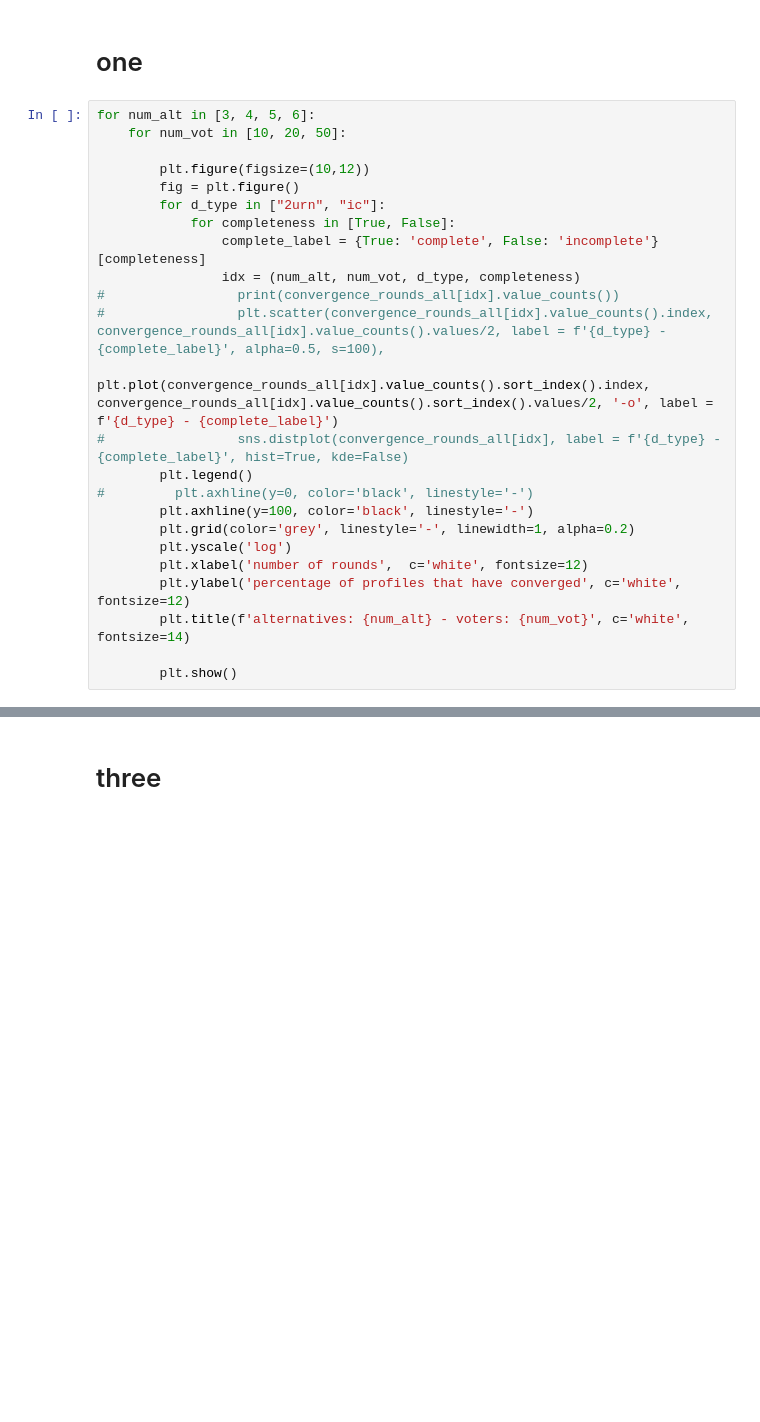
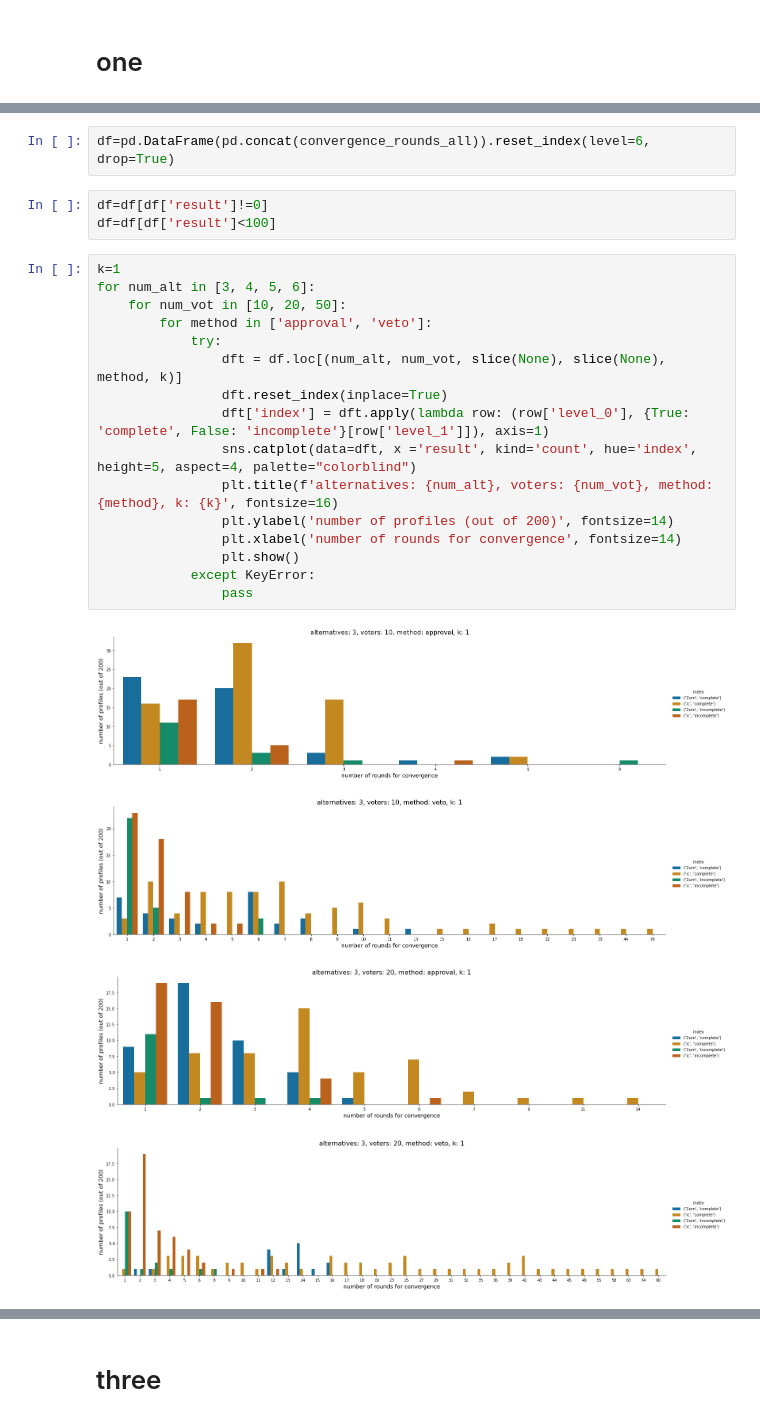
Before and after one commit to PanagiotisTerzopoulos/iterative_voting_with_partial_preferences, a Jupyter notebook: orchestration_plots.ipynb, the cells around one changed output, grey strips where cells are left out. Cells and saved outputs as stored; diff of their text form; blank space fills up the shorter version.

Commit message:
update plots notebook

```diff
--- a/orchestration_plots.ipynb
+++ b/orchestration_plots.ipynb
@@ -139,26 +175,2 @@ k: 1, num_alt: 6, num_vot: 50, d_type: ic: percent of converged 100%, convergenc
 # %% [markdown]
 # one
-# %%
-for num_alt in [3, 4, 5, 6]:
-    for num_vot in [10, 20, 50]:
-
-        plt.figure(figsize=(10,12))
-        fig = plt.figure()
-        for d_type in ["2urn", "ic"]:
-            for completeness in [True, False]:
-                complete_label = {True: 'complete', False: 'incomplete'}[completeness]
-                idx = (num_alt, num_vot, d_type, completeness)
-#                 print(convergence_rounds_all[idx].value_counts())
-#                 plt.scatter(convergence_rounds_all[idx].value_counts().index, convergence_rounds_all[idx].value_counts().values/2, label = f'{d_type} - {complete_label}', alpha=0.5, s=100),
-                plt.plot(convergence_rounds_all[idx].value_counts().sort_index().index, convergence_rounds_all[idx].value_counts().sort_index().values/2, '-o', label = f'{d_type} - {complete_label}')
-#                 sns.distplot(convergence_rounds_all[idx], label = f'{d_type} - {complete_label}', hist=True, kde=False)
-        plt.legend()
-#         plt.axhline(y=0, color='black', linestyle='-')
-        plt.axhline(y=100, color='black', linestyle='-')
-        plt.grid(color='grey', linestyle='-', linewidth=1, alpha=0.2)
-        plt.yscale('log')
-        plt.xlabel('number of rounds',  c='white', fontsize=12)
-        plt.ylabel('percentage of profiles that have converged', c='white', fontsize=12)
-        plt.title(f'alternatives: {num_alt} - voters: {num_vot}', c='white', fontsize=14)
-
-        plt.show()
@@ -178,0 +177,26 @@ for num_alt in [3, 4, 5, 6]:
+# %%
+df=pd.DataFrame(pd.concat(convergence_rounds_all)).reset_index(level=6, drop=True)
+# %%
+df=df[df['result']!=0]
+df=df[df['result']<100]
+# %%
+k=1
+for num_alt in [3, 4, 5, 6]:
+    for num_vot in [10, 20, 50]:
+        for method in ['approval', 'veto']:
+            try:
+                dft = df.loc[(num_alt, num_vot, slice(None), slice(None), method, k)]
+                dft.reset_index(inplace=True)
+                dft['index'] = dft.apply(lambda row: (row['level_0'], {True: 'complete', False: 'incomplete'}[row['level_1']]), axis=1)
+                sns.catplot(data=dft, x ='result', kind='count', hue='index', height=5, aspect=4, palette="colorblind")
+                plt.title(f'alternatives: {num_alt}, voters: {num_vot}, method: {method}, k: {k}', fontsize=16)
+                plt.ylabel('number of profiles (out of 200)', fontsize=14)
+                plt.xlabel('number of rounds for convergence', fontsize=14)
+                plt.show()
+            except KeyError:
+                pass
+# %% [output]
+[figure, added]
+[figure, added]
+[figure, added]
+[figure, added]
```
Also changed, not shown: parts of 9 cells of this notebook.
